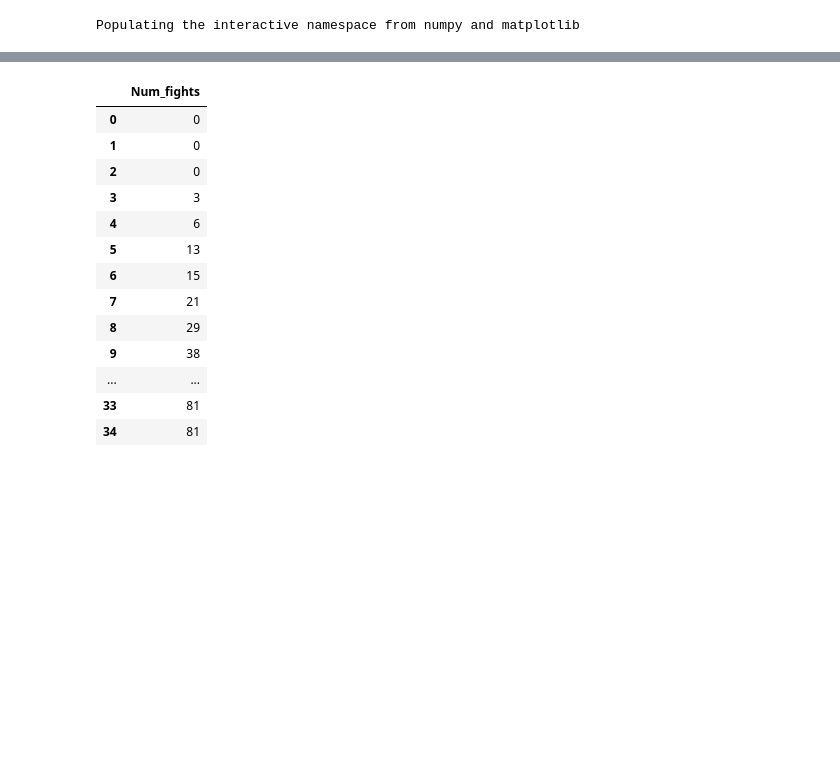
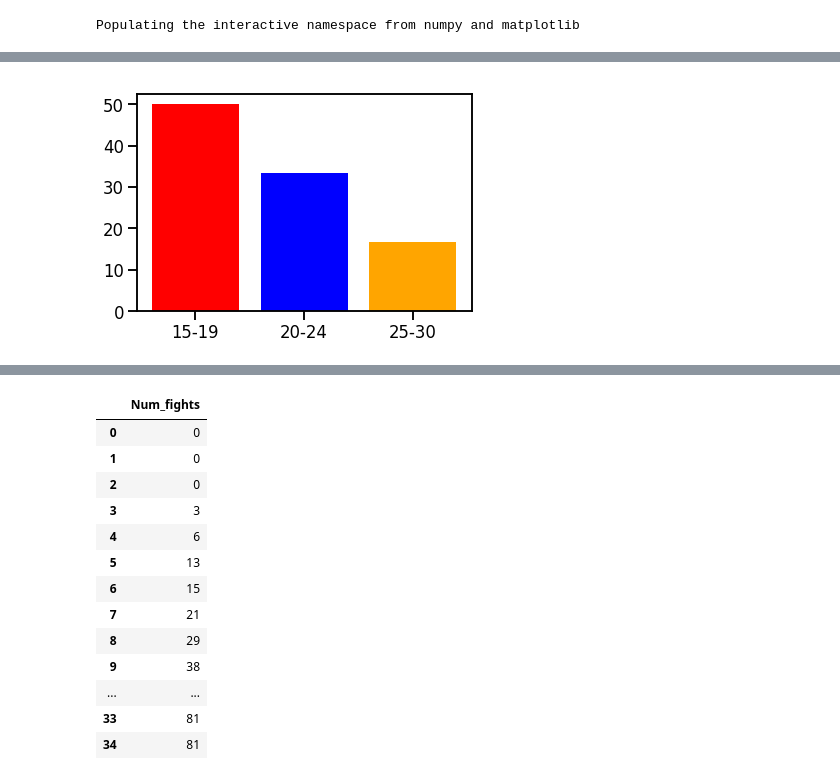
Before and after one commit to amujica/Pubcrawl, a Jupyter notebook: Datos.ipynb, the cells around one changed output, grey strips where cells are left out. Drawn from its saved outputs; the diff is of its cells as text; code cells hidden in the pictures; blank space fills up the shorter version.

```diff
--- a/Datos.ipynb
+++ b/Datos.ipynb
@@ -16,6 +16,10 @@ Populating the interactive namespace from numpy and matplotlib
 # %%
 data = analysis.read_csv('soil_output/Malasana_20/Malasana_20_trial_0.environment.csv', keys=None, convert_types=False)
 data_fights = data['num_of_fights']
+ages = data['age']
+genders = data ['gender']
 
 data_2 = analysis.read_csv('soil_output/Malasana/Malasana_trial_0.environment.csv',keys=None, convert_types=False)
 data_fights_2 = data_2['num_of_fights']
+ages_2 = data_2['age']
+genders_2 = data_2['gender']
@@ -44,0 +199,8 @@ data_fights
+# %%
+bars = ('15-19', '20-24', '25-30')
+y_pos = np.arange(len(bars))
+plt.bar(y_pos, ages_fight, color=['red', 'blue', 'orange'])
+plt.xticks(y_pos, bars)
+plt.show()
+# %% [output]
+[figure, added]
```
Also changed, not shown: parts of 11 cells of this notebook, 1 other file.
